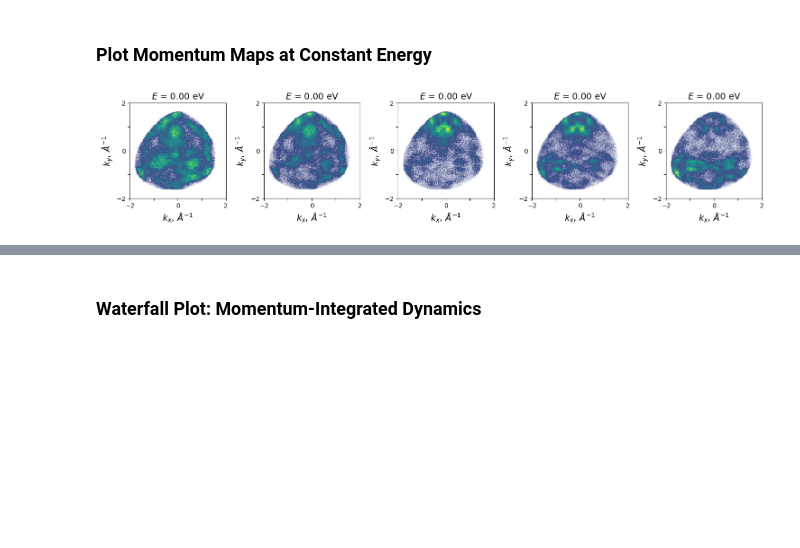
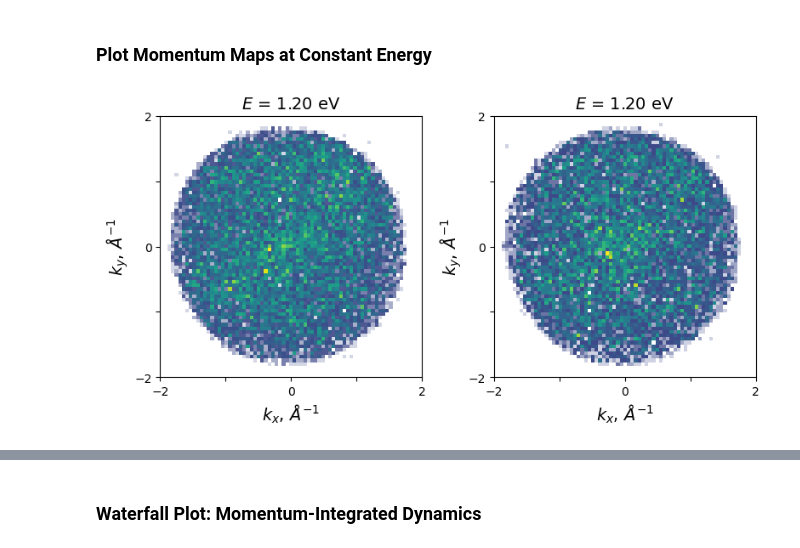
Before and after one commit to lawsonlloyd/mpes-analysis, a Jupyter notebook: mpes_Plot_Analysis.ipynb, the cells around one changed output, grey strips where cells are left out. Saved outputs shown, nothing was run; the diff lists cells and outputs as text; code cells hidden in the pictures; blank space fills up the shorter version.

```diff
--- a/mpes_Plot_Analysis.ipynb
+++ b/mpes_Plot_Analysis.ipynb
@@ -186,18 +174,26 @@ fig.tight_layout()
 # %%
 %matplotlib inline
 cmap_plot = cmap_LTL
 
-E, E_int = [0], .1
+E, E_int = [1.2, 1.2], .1
 #delays, delay_int = 500, 1000
 
 fig, ax, im = mpes.plot_momentum_maps(
-    I_res, E=E, E_int=E_int, delays=[0, 15, 30, 45, 60], delay_int=10,
+    I_res, E=E, E_int=E_int, delays=[-200, 700], delay_int=200,
     cmap=cmap_LTL, scale=[0, 1],
-    fontsize=14, figsize=(15, 6), colorbar=False, panel_labels = False
+    fontsize=14, figsize=(8, 6), colorbar=False, panel_labels = False
 )
 
+mm_1 = mpes.get_momentum_map(I_res, E=1.2, E_int=0.1, delay=500, delay_int=200)
+mm_2 = mpes.get_momentum_map(I_res, E=1.2, E_int=0.1, delay=-200, delay_int=200)
+
+mm_1 = mm_1 / np.max(mm_1)
+mm_2 = mm_2 / np.max(mm_2)
+
+mm_diff = mm_1 - mm_2
+mm_diff = mm_diff / np.max(np.abs(mm_diff))
 #mpes.overlay_bz('rectangular', 3.508, 4.763, ax[0], 'black', rotation_deg = 0, repeat = 0)
 #mpes.overlay_bz('hexagonal', 5.8, 5.8, ax[0], 'black', repeat = 2, rotation_deg = 90)
 #mpes.save_figure(fig, name = f'scan186', image_format = 'svg')
 # %% [output]
-[figure, old version]
+[figure, new version]
```
Also changed, not shown: parts of 8 cells of this notebook.
